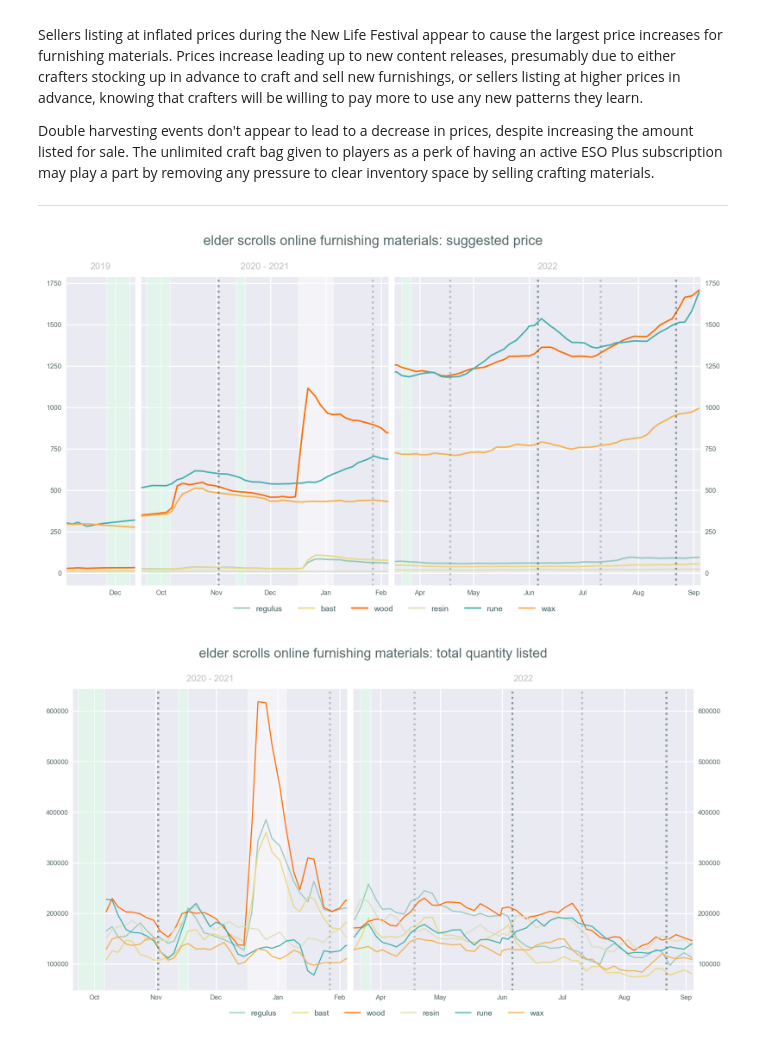
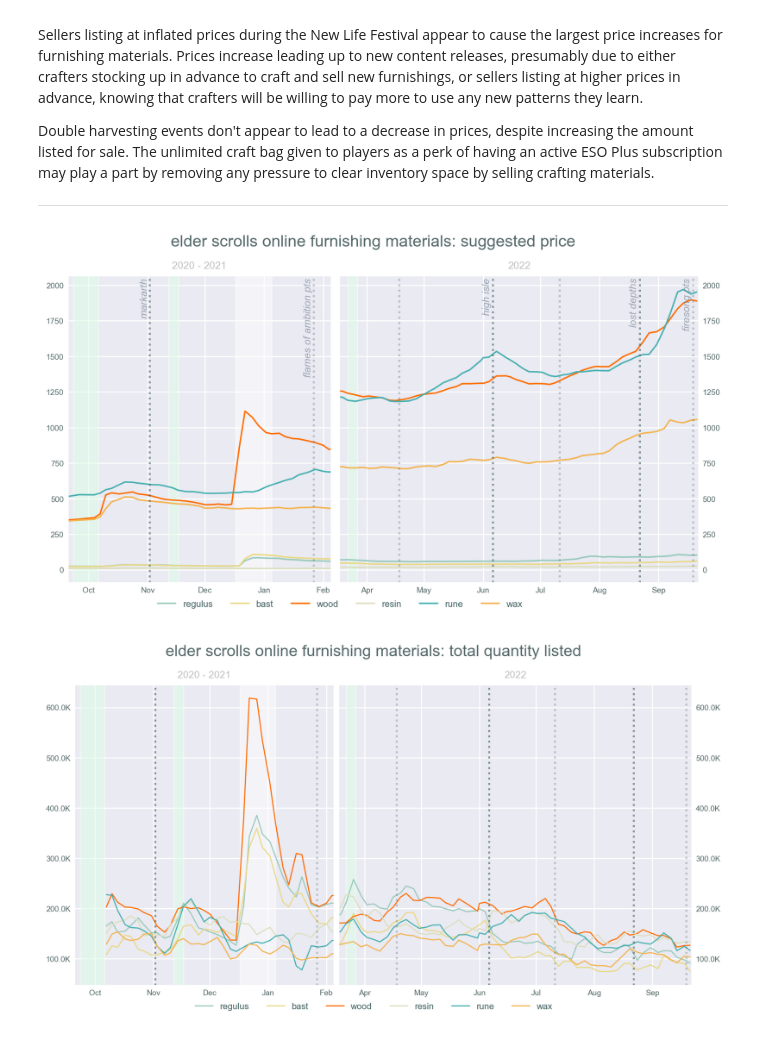
Before and after one commit to racheldelong/ESO-Crafting-Material-Prices, a Jupyter notebook: ESOMatPrices.ipynb, the cells around one changed output. Saved outputs shown, nothing was run; the diff lists cells and outputs as text; code cells hidden in the pictures.

```diff
--- a/ESOMatPrices.ipynb
+++ b/ESOMatPrices.ipynb
@@ -170,31 +170,31 @@ expl = {
 }  # events with 2x crafting mat drop rate
 update = {"lw": 1.8, "linestyle": "dotted", "c": "#436161", "alpha": 0.6}
 pts = {"lw": 1.8, "linestyle": "dotted", "c": "#436161", "alpha": 0.3}
-xticks = {"color": "w", "direction": "in", "labelsize": 6, "size": 2.5}
+xticks = {"color": "w", "direction": "in", "labelsize": 7, "size": 2.5}
 grid = {"grid_alpha": 0.8, "labelsize": 6, "size": 0}
 f = {"facecolor": "w", "dpi": 200}
 legend = {
     "facecolor": "w",
     "edgecolor": "w",
-    "fontsize": 7,
+    "fontsize": 8,
     "labelcolor": "#436161",
     "ncol": 6,
     "loc": "lower center",
 }
-titlefnt2 = {"fontsize": 8, "color": "silver"}  # subplot titles
+titlefnt2 = {"fontsize": 9, "color": "silver"}  # subplot titles
 evfnt = {
-    "fontsize": 8,
+    "fontsize": 9,
     "color": "slategray",
     "rotation": "vertical",
     "style": "italic",
-    "alpha": 0.45,
+    "alpha": 0.65,
     "horizontalalignment": "center",
     "verticalalignment": "top",
 }
 
 # content release dates
 
-test = [["2021-01-27"], ["2022-04-18"], ["2022-07-11"]]
+test = [["2021-01-27"], ["2022-04-18"], ["2022-07-11"], ["2022-09-19"]]
 release = [["2020-11-02"], ["2022-06-06"], ["2022-08-22"]]
 
 # x-axis start/end dates
@@ -312,6 +314,9 @@ for ax in axes:
 
     ax.xaxis.set_major_locator(mdates.MonthLocator(interval=1))  # xtick locations
     ax.xaxis.set_major_formatter(mdates.DateFormatter("%b"))  # xtick label format
+    ax.yaxis.set_major_formatter(
+        mticker.FuncFormatter(lambda x, pos: "{:,.1f}".format(x / 1000) + "K")
+    )
     ax.tick_params(**xticks)
 
 # set x-axis time period limits for each plot
@@ -335,4 +340,6 @@ ax.legend(bbox_to_anchor=(-0.1, -0.11), **legend)
 fig.subplots_adjust(wspace=0.015)  # squish plots closer together
 
 plt.show()
+
+fig.savefig("images/CKy_quantity.png", dpi=100)
 # %% [output]
@@ -492,59 +541,64 @@ colors.update(
     }
 )
 
-# create 3 subplots to hide gaps in price tracking
+# create 2 subplots to hide gaps in price tracking
 fig, axes = plt.subplots(
     1,
-    3,
+    2,
     figsize=(10, 5),
     **f,
     sharey=True,
-    gridspec_kw={"width_ratios": [39, 138, currentplot]},
+    gridspec_kw={"width_ratios": [138, currentplot]},
 )
 fig.suptitle("elder scrolls online furnishing materials: suggested price")
 
 for ax in axes:
     for label in labels:
         ax.plot(price[label], lw=1.3, label=label, color=colors[label])
 
     # add lines for content release dates
     for val in test:
         ax.axvline(x=val, **pts)
     for val in release:
         ax.axvline(x=val, **update)
 
     ax.xaxis.set_major_locator(mdates.MonthLocator(interval=1))  # xtick locations
     ax.xaxis.set_major_formatter(mdates.DateFormatter("%b"))  # xtick label format
     ax.tick_params(**xticks)
 
 # set x-axis limits for each plot
-axes[0].set_xlim(dates["xl2019"], dates["xr2019"])
-axes[1].set_xlim(dates["xl2020"], dates["xr2020"])
-axes[2].set_xlim(dates["xl2022"], current)
+axes[0].set_xlim(dates["xl2020"], dates["xr2020"])
+axes[1].set_xlim(dates["xl2022"], current)
 
 # hide inner spines
 axes[0].spines["right"].set_visible(False)
-axes[1].spines[["left", "right"]].set_visible(False)
-axes[2].spines["left"].set_visible(False)
+axes[1].spines["left"].set_visible(False)
 
-# show y-axis labels on right of third plot
-axes[2].tick_params(labelright=True)
+# show y-axis labels on right of second plot
+axes[1].tick_params(labelright=True)
 
-axes[0].set_title("2019", **titlefnt2)
-axes[1].set_title("2020 - 2021", **titlefnt2)
-axes[2].set_title("2022", **titlefnt2)
+axes[0].set_title("2020 - 2021", **titlefnt2)
+axes[1].set_title("2022", **titlefnt2)
 
-draw_event(date=dates["ch2019"], dur=13, subpl=axes[0], type=expl)
-draw_event(date=dates["ch2020"], dur=13, subpl=axes[1], type=expl)
-draw_event(date=dates["expl20"], dur=5, subpl=axes[1], type=expl)
-draw_event(date=dates["nwlf20"], dur=19, subpl=axes[1], type=event)
-draw_event(date=dates["expl22"], dur=5, subpl=axes[2], type=expl)
+draw_event(date=dates["ch2020"], dur=13, subpl=axes[0], type=expl)
+draw_event(date=dates["expl20"], dur=5, subpl=axes[0], type=expl)
+draw_event(date=dates["nwlf20"], dur=19, subpl=axes[0], type=event)
+draw_event(date=dates["expl22"], dur=5, subpl=axes[1], type=expl)
+
+# text labels for updates
+axes[0].text(x=["2020-10-30"], y=2050, s="markarth", **evfnt)
+axes[0].text(x=["2021-01-24"], y=2050, s="flames of ambition pts", **evfnt)
+axes[1].text(x=["2022-06-03"], y=2050, s="high isle", **evfnt)
+axes[1].text(x=["2022-08-19"], y=2050, s="lost depths", **evfnt)
+axes[1].text(x=["2022-09-16"], y=2050, s="firesong pts", **evfnt)
 
 ax.legend(bbox_to_anchor=(0, -0.11), **legend)
 
 fig.subplots_adjust(wspace=0.03)  # squish plots closer together
+
+fig.savefig("images/CKy_prices2.png", dpi=100)
 # %% [output]
-[figure, old version]
+[figure, new version]
 # %%
 # create 2 subplots for quantity with gaps in time hidden, highlight wood
 fig, axes = plt.subplots(
@@ -569,6 +623,9 @@ for ax in axes:
 
     ax.xaxis.set_major_locator(mdates.MonthLocator(interval=1))  # xtick locations
     ax.xaxis.set_major_formatter(mdates.DateFormatter("%b"))  # xtick label format
+    ax.yaxis.set_major_formatter(
+        mticker.FuncFormatter(lambda x, pos: "{:,.1f}".format(x / 1000) + "K")
+    )
     ax.tick_params(**xticks)
 
 # set x-axis time period limits for each plot
@@ -591,6 +648,6 @@ plt.legend(bbox_to_anchor=(0.1, -0.11), **legend)
 
 fig.subplots_adjust(wspace=0.015)  # squish plots closer together
 
-plt.show()
+fig.savefig("images/CKy_quantity2.png", dpi=100)
 # %% [output]
-[figure, old version]
+[figure, new version]
```
Also changed, not shown: parts of 12 cells of this notebook, 14 other files.
